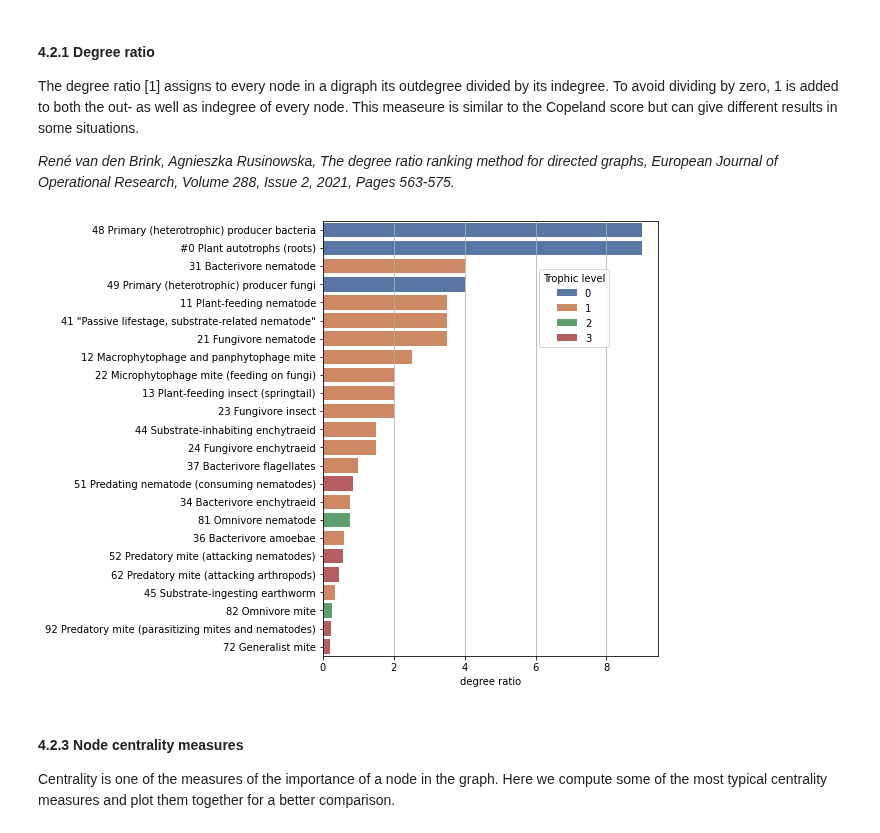
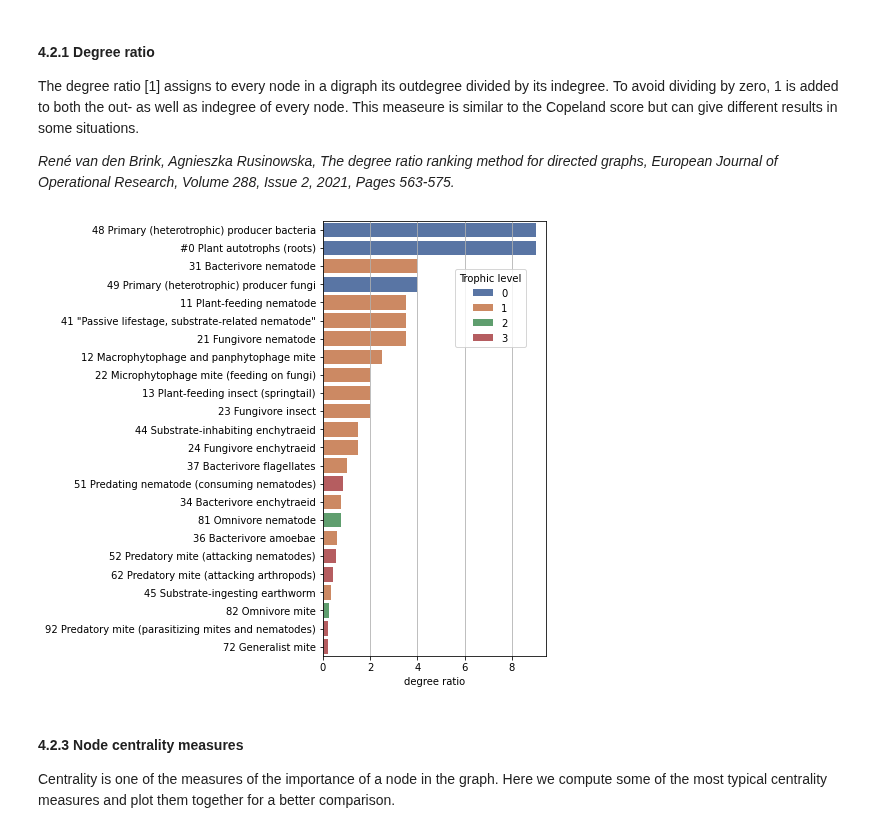
Before and after one commit to MartinMarzi/BEFANA, a Jupyter notebook: 3-network analysis.ipynb, the cells around one changed output. Drawn from its saved outputs; the diff is of its cells as text; code cells hidden in the pictures.

```diff
--- a/3-network analysis.ipynb
+++ b/3-network analysis.ipynb
@@ -78,19 +78,19 @@ _René van den Brink, Agnieszka Rusinowska, The degree ratio ranking method for
 # %%
 degrees['degree ratio'] = (degrees['outdegree'] + 1) / (degrees['indegree'] + 1)
 degrees['trophic level'] = [trophic_levels.to_dict()[node] for node in G.nodes]
 
-fig, plot = plt.subplots(figsize=(6, 8))
+fig, plot = plt.subplots(figsize=(4, 8))
 # sns.set(font_scale = 1.4)
 ax = sns.barplot(x="degree ratio", y="node", hue='trophic level',
                  data=degrees.sort_values(by='degree ratio', ascending=False),
                  dodge=False, palette='deep')
 ax.set(ylabel=None)
 ax.grid(which='major', axis='x')
 _ = ax.legend(loc='upper center', title='Trophic level',  bbox_to_anchor=(0.75, 0.90)) #,  fontsize=10)
 # _ = ax.set_title('Node degree ratio')
 plt.savefig('results/degree_ratio.png', bbox_inches='tight')
 # %% [output]
-[figure, old version]
+[figure, new version]
 # %% [markdown]
 #### 4.2.3 Node centrality measures
 
```
Also changed, not shown: parts of 8 cells of this notebook, 6 other files.
